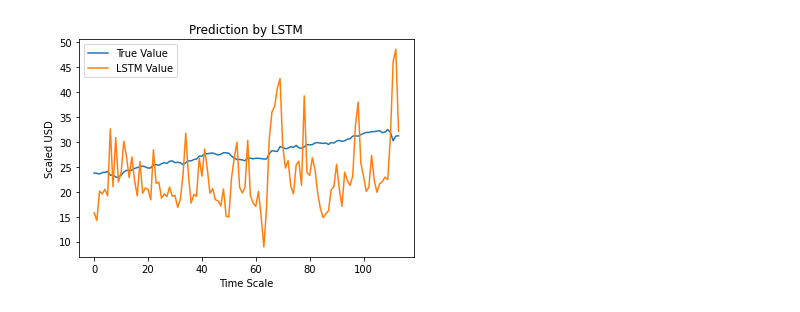
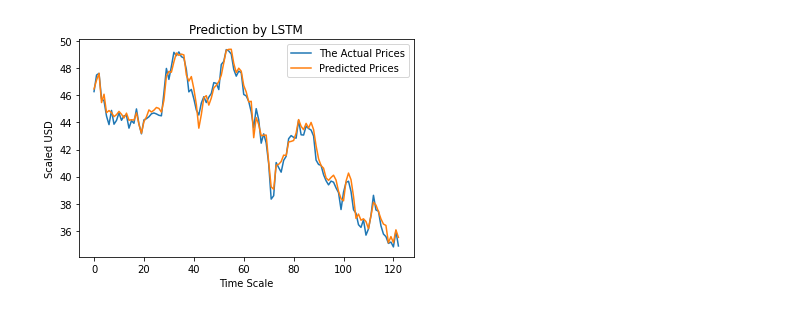
Before and after one commit to 33north/StockAnalysisProject4, a Jupyter notebook: Trml.ipynb, the cells around one changed output. Cells and saved outputs as stored; diff of their text form; code cells hidden in the pictures.

```diff
--- a/Trml.ipynb
+++ b/Trml.ipynb
@@ -83,6 +59,11 @@ traindf
+# %%
+#Set Target Variable
+output_var = pd.DataFrame(df["Close"])
+#Selecting the Features
+features = ['Open', 'High', 'Low', 'Volume']
 # %%
-#Scaling
-# scaler = MinMaxScaler()
-# feature_transform = scaler.fit_transform(testdf)
-# feature_transform = pd.DataFrame(columns='close', data=traindf, index=df.index)
-# feature_transform.head()
+# Scale the data using MinMax
+scaler = MinMaxScaler()
+feature_transform = scaler.fit_transform(df[features])
+feature_transform= pd.DataFrame(columns=features, data=feature_transform, index=df.index)
+feature_transform.head()
@@ -130,6 +77,0 @@ LogisticRegression()
-# %%
-# Train the Logistic Regression model on the unscaled data and print the model score
-# this is what the machine algotirhtm will train and validate the data it learned.
-
-from sklearn.model_selection import train_test_split
-X_train, X_test, y_train, y_test = train_test_split(X, y, random_state=1)
@@ -199,9 +78,9 @@ from keras.utils.vis_utils import plot_model
 # %%
 #Splitting to Training set and Test set
 timesplit= TimeSeriesSplit(n_splits=10)
-for train_index, test_index in timesplit.split(traindf):
-        X_train, X_test = traindf[:len(train_index)], traindf[len(train_index): (len(train_index)+len(test_index))]
-        y_train, y_test = testdf[:len(train_index)].values.ravel(), testdf[len(train_index): (len(train_index)+len(test_index))].values.ravel()
+for train_index, test_index in timesplit.split(feature_transform):
+        X_train, X_test = feature_transform[:len(train_index)], feature_transform[len(train_index): (len(train_index)+len(test_index))]
+        y_train, y_test = output_var[:len(train_index)].values.ravel(), output_var[len(train_index): (len(train_index)+len(test_index))].values.ravel()
 # %%
 #Process the data for LSTM
 trainX =np.array(X_train)
@@ -263,11 +152,11 @@ array([[15.769247],
 # %%
 #Predicted vs True Adj Close Value – LSTM
-plt.plot(y_test, label='True Value')
-plt.plot(y_pred, label='LSTM Value')
+plt.plot(y_test, label='The Actual Prices')
+plt.plot(y_pred, label='Predicted Prices')
 plt.title("Prediction by LSTM")
 plt.xlabel('Time Scale')
 plt.ylabel('Scaled USD')
 plt.legend()
 plt.show()
 # %% [output]
-[figure, old version]
+[figure, new version]
```
Also changed, not shown: parts of 31 cells of this notebook, 6 other files.
